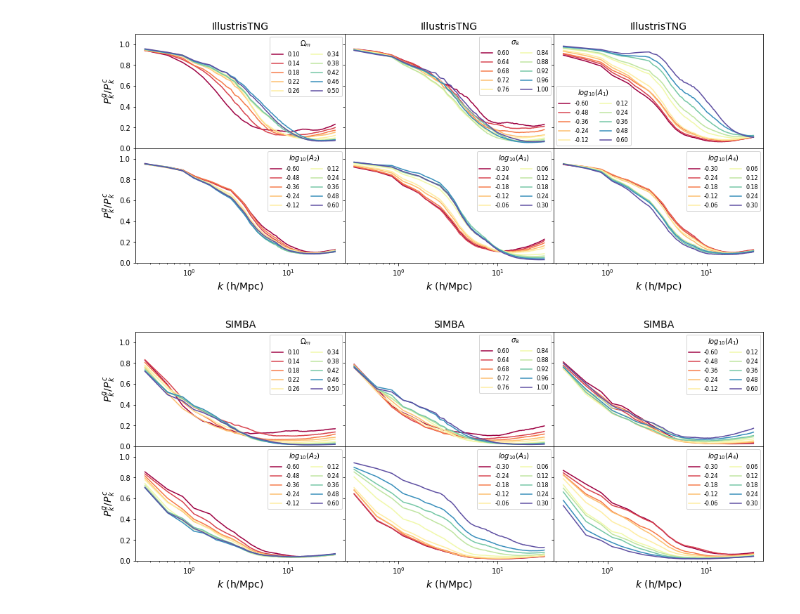
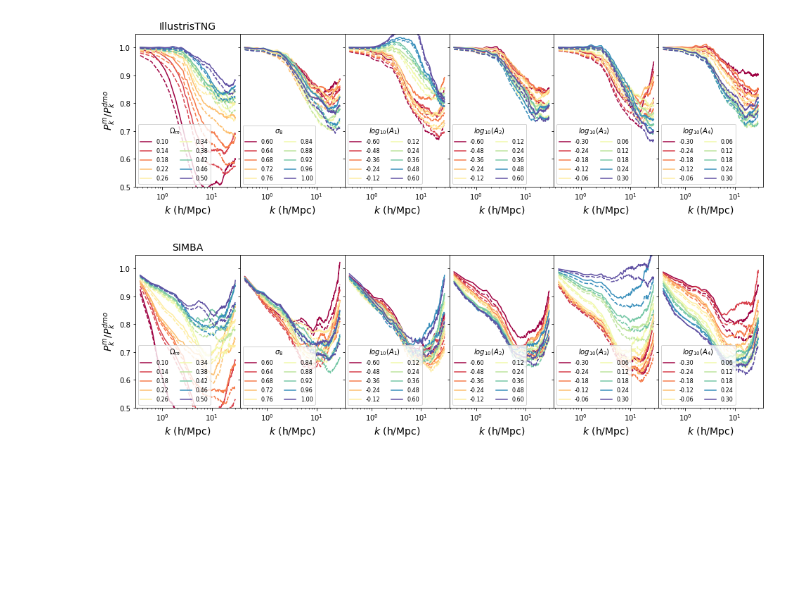
Before and after one commit to liuxx479/cosmo_dep_feedback, a Jupyter notebook: Pk_1P.ipynb, the cells around one changed output. Drawn from its saved outputs; the diff is of its cells as text; code cells hidden in the pictures; blank space fills up the shorter version.

```diff
--- a/Pk_1P.ipynb
+++ b/Pk_1P.ipynb
@@ -127,7 +126,7 @@ for isim in ['IllustrisTNG', 'SIMBA']:
     r = Pk_arr[:, 6:]/Pk_DM_arr[:, 6:]
     params.shape, Pk_arr.shape
 
-    f, axes=subplots(2, 3, figsize=(16,6))
+    f, axes=subplots(1, 6, figsize=(16,4))
     for i in range(6): ## number of parameters
         ax=axes.reshape(-1)[i]
         idx = where(params[:,i]!=fidu_params[i])[0] # select the varying one on specific parameter
@@ -137,19 +136,18 @@ for isim in ['IllustrisTNG', 'SIMBA']:
             iparam=params[iidx,i]
             ax.plot(kcut, r[iidx], c=colors[j],label='%.2f'%(iparam))
             j+=1
-        ax.legend(title='%s'%(labels[i]),ncol=2,fontsize=8)
+
+        ax.legend(title='%s'%(labels[i]),ncol=2,fontsize=8,loc='upper right')
         ax.set_xscale('log')
-        ax.set_ylim(0., 1.1)
-    # plt.tight_layout()
-        if i <3:
-            ax.xaxis.set_ticklabels([])
+        ax.set_ylim(0., 1.05)
+        ax.set_xlabel('$k$ (h/Mpc)',fontsize=14)
+        ax.set_xlabel('$k$ (h/Mpc)',fontsize=14)
+        if i == 0:
             ax.set_title(isim,fontsize=14)
+            ax.set_ylabel('$P_k^{g}/P_k^{dmo}$',fontsize=14)
         else:
-            ax.set_xlabel('$k$ (h/Mpc)',fontsize=14)
-        if i in [1,2,4,5]:
             ax.yaxis.set_ticklabels([])
-        else:
-            ax.set_ylabel('$P_k^{g}/P_k^{dmo}$',fontsize=14)
+
     plt.subplots_adjust(hspace=0, wspace=0)
     show()
 # %% [output]
@@ -158,41 +156,53 @@ for isim in ['IllustrisTNG', 'SIMBA']:
 # %%
+########### check if Pm=fb Pb + (1-fb) Pc is a good assumption
+
 for isim in ['IllustrisTNG', 'SIMBA']:
     ifn_g = home+'Pk/%s_%s_%s_z=%.2f.npy'%(isim, 'Pk_g', iset, iz)
     ifn_c=home+'Pk/%s_%s_%s_z=%.2f.npy'%(isim, 'Pk_c', iset, iz)
+    ifn_m = home+'Pk/%s_%s_%s_z=%.2f.npy'%(isim, 'Pk_m', iset, iz)
     ifn_DM=home+'Pk/%s_%s_%s_z=%.2f_DM.npy'%(isim, 'Pk_m', iset, iz)
     Pk_g_arr = np.load(ifn_g)
     Pk_c_arr = np.load(ifn_c)
+    Pk_m_arr = np.load(ifn_m)
     Pk_DM_arr = np.load(ifn_DM)
 
     params = Pk_arr[:, :6]
-    r = Pk_g_arr[:, 6:]/Pk_c_arr[:, 6:]
-    params.shape, Pk_arr.shape
+    Omega_m = params[:,0].reshape(-1,1)
 
-    f, axes=subplots(2, 3, figsize=(16,6))
+    fb = Omega_b/Omega_m
+    fc = 1-fb
+
+    ## g1 =
+    ## ^ eq 56 & 57 of Shoji & Komatsu 2009
+    r = Pk_m_arr[:, 6:]/Pk_DM_arr[:, 6:]
+    r_cg = (fb**2*Pk_g_arr[:, 6:] + fc**2*Pk_c_arr[:, 6:] +
+           2*fb*fc*sqrt(Pk_g_arr[:, 6:])*sqrt(Pk_c_arr[:, 6:]))/Pk_DM_arr[:, 6:]
+
+    f, axes=subplots(1, 6, figsize=(16,4))
     for i in range(6): ## number of parameters
         ax=axes.reshape(-1)[i]
         idx = where(params[:,i]!=fidu_params[i])[0] # select the varying one on specific parameter
         j=0
         colors = cmap(linspace(0,1,len(idx)))
         for iidx in idx:
             iparam=params[iidx,i]
             ax.plot(kcut, r[iidx], c=colors[j],label='%.2f'%(iparam))
+            ax.plot(kcut, r_cg[iidx], '--', c=colors[j])
             j+=1
-        ax.legend(title='%s'%(labels[i]),ncol=2,fontsize=8)
+
+        ax.legend(title='%s'%(labels[i]),ncol=2,fontsize=8,loc='lower left')
         ax.set_xscale('log')
-        ax.set_ylim(0., 1.1)
-    # plt.tight_layout()
-        if i <3:
-            ax.xaxis.set_ticklabels([])
+        ax.set_ylim(0.5, 1.05)
+        ax.set_xlabel('$k$ (h/Mpc)',fontsize=14)
+        ax.set_xlabel('$k$ (h/Mpc)',fontsize=14)
+        if i == 0:
             ax.set_title(isim,fontsize=14)
+            ax.set_ylabel('$P_k^{m}/P_k^{dmo}$',fontsize=14)
         else:
-            ax.set_xlabel('$k$ (h/Mpc)',fontsize=14)
-        if i in [1,2,4,5]:
             ax.yaxis.set_ticklabels([])
-        else:
-            ax.set_ylabel('$P_k^{g}/P_k^{c}$',fontsize=14)
+
     plt.subplots_adjust(hspace=0, wspace=0)
     show()
 # %% [output]
-[figure, old version]
+[figure, new version]
-[figure, old version]
+[figure, new version]
```
Also changed, not shown: parts of 6 cells of this notebook, 49 other files.
